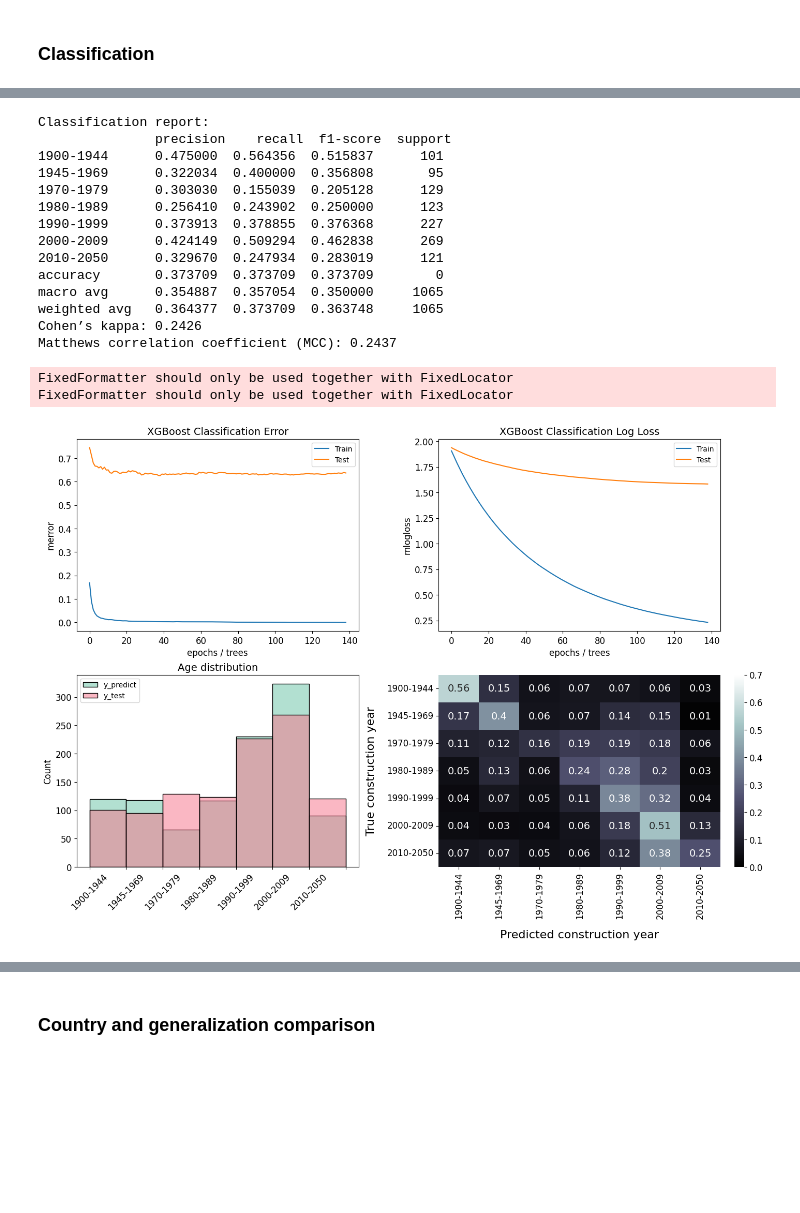
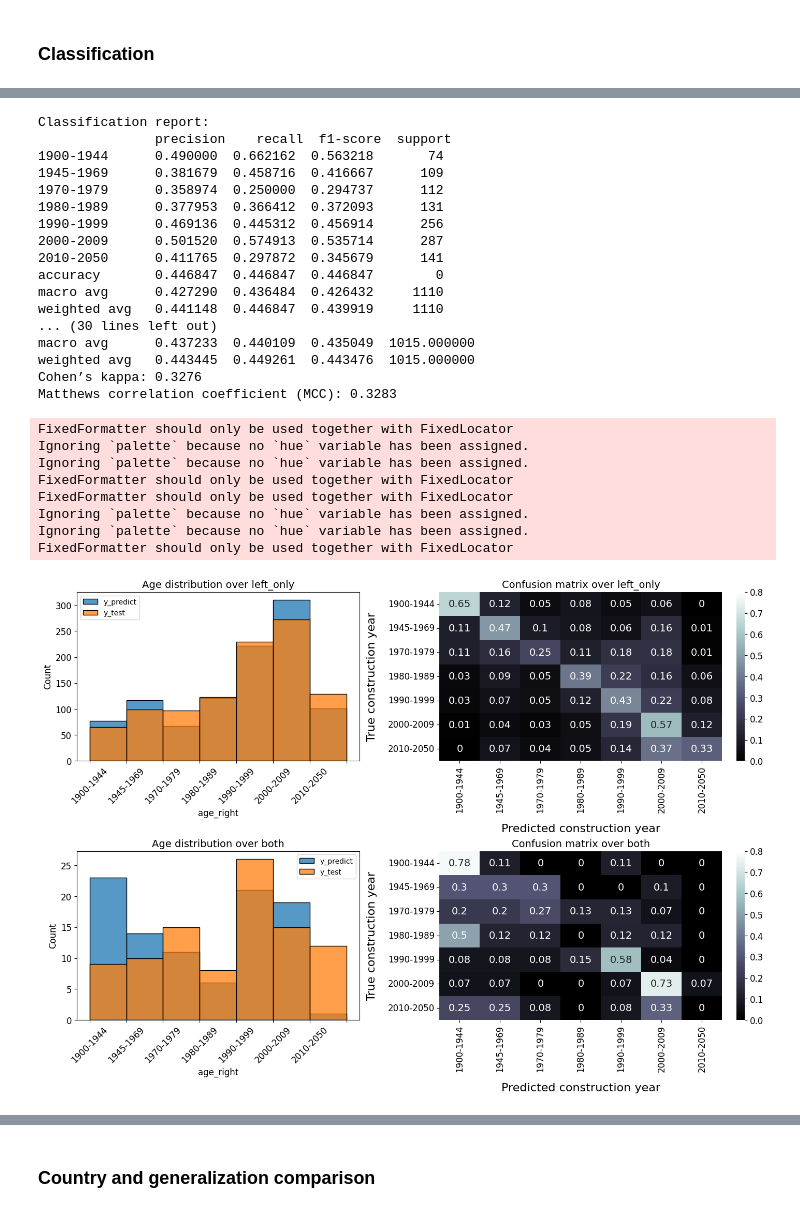
Before and after one commit to kaifoerster/BuildingAgePredictorML, a Jupyter notebook: main notebooks/demo.ipynb, the cells around one changed output, grey strips where cells are left out. Cells and saved outputs as stored; diff of their text form; code cells hidden in the pictures; blank space fills up the shorter version.

```diff
--- a/main notebooks/demo.ipynb
+++ b/main notebooks/demo.ipynb
@@ -69,5 +69,5 @@ The demo samples are stored using Git Large File Storage (LFS). To download them
 # %%
 # df = pd.read_pickle(path_data_NLD)
 # %%
-path_data_RCA = os.path.join(dataset.DATA_DIR, 'rca-ufo-merge_ALL.csv')
-df = pd.read_csv(path_data_RCA, encoding='latin1', low_memory=False)
+path_data_RCA = os.path.join(dataset.DATA_DIR, 'rca-ufo-CNN.csv')
+df_1 = pd.read_csv(path_data_RCA, encoding='latin1', low_memory=False)
@@ -74,7 +80,8 @@ df = pd.read_csv(path_data_RCA, encoding='latin1', low_memory=False)
 # %%
-df_temp = df.drop(dataset.RCA_FEATURES_SUB, axis=1)
+df_temp = df_1.drop(dataset.RCA_FEATURES_SUB, axis=1)
 # %%
 df_temp2 = df_temp.drop(dataset.RCA_FEATURES_EXTRA, axis=1)
 # %%
 df_dropped = df_temp2.drop(dataset.RCA_FEATURES_SUBCAT, axis=1)
+df= df_dropped.drop(['Class_0', 'Class_1', 'Class_2', 'Class_3', 'Class_4', 'Class_5', 'Class_6', 'Predicted Class'], axis=1)
 # %%
@@ -155,7 +180,7 @@ equally_sized_bins = [1900, 1945, 1970, 1980, 1990, 2000, 2010, 2051]
 classifier = AgeClassifier(
     model=XGBClassifier(**xgb_model_params),
     df=df,
-    test_training_split=pp.split_80_20,
+    test_training_split=pp.balanced_split_80_20,
     # cross_validation_split=pp.cross_validation,
     preprocessing_stages=[pp.remove_outliers],
     hyperparameters=xgb_hyperparams,
@@ -163,5 +188,5 @@ classifier = AgeClassifier(
     # bin_config=equally_sized_bins,
     bins=equally_sized_bins,
 )
-classifier.evaluate(vmax=0.7)
+classifier.evaluate(balanced_attribute="_merge")
 # %% [output]
@@ -184,21 +209,30 @@ classifier.evaluate(vmax=0.7)
 `early_stopping_rounds` in `fit` method is deprecated for better compatibility with scikit-learn, use `early_stopping_rounds` in constructor or`set_params` instead.
 Classification report:
                precision    recall  f1-score  support
-1900-1944      0.475000  0.564356  0.515837      101
-1945-1969      0.322034  0.400000  0.356808       95
-1970-1979      0.303030  0.155039  0.205128      129
-1980-1989      0.256410  0.243902  0.250000      123
-1990-1999      0.373913  0.378855  0.376368      227
-2000-2009      0.424149  0.509294  0.462838      269
-2010-2050      0.329670  0.247934  0.283019      121
-accuracy       0.373709  0.373709  0.373709        0
-macro avg      0.354887  0.357054  0.350000     1065
-weighted avg   0.364377  0.373709  0.363748     1065
-Cohen’s kappa: 0.2426
-Matthews correlation coefficient (MCC): 0.2437
+1900-1944      0.490000  0.662162  0.563218       74
+1945-1969      0.381679  0.458716  0.416667      109
+1970-1979      0.358974  0.250000  0.294737      112
+1980-1989      0.377953  0.366412  0.372093      131
+1990-1999      0.469136  0.445312  0.456914      256
+2000-2009      0.501520  0.574913  0.535714      287
+2010-2050      0.411765  0.297872  0.345679      141
+accuracy       0.446847  0.446847  0.446847        0
+macro avg      0.427290  0.436484  0.426432     1110
+weighted avg   0.441148  0.446847  0.439919     1110
+... (30 lines left out)
+macro avg      0.437233  0.440109  0.435049  1015.000000
+weighted avg   0.443445  0.449261  0.443476  1015.000000
+Cohen’s kappa: 0.3276
+Matthews correlation coefficient (MCC): 0.3283
+FixedFormatter should only be used together with FixedLocator
+Ignoring `palette` because no `hue` variable has been assigned.
+Ignoring `palette` because no `hue` variable has been assigned.
 FixedFormatter should only be used together with FixedLocator
 FixedFormatter should only be used together with FixedLocator
+Ignoring `palette` because no `hue` variable has been assigned.
+Ignoring `palette` because no `hue` variable has been assigned.
+FixedFormatter should only be used together with FixedLocator
-[figure, old version]
+[figure, new version]
 # %% [markdown]
 ![image.png](attachment:image.png)
 # %% [markdown]
```
Also changed, not shown: parts of 6 cells of this notebook, 6 other files.
